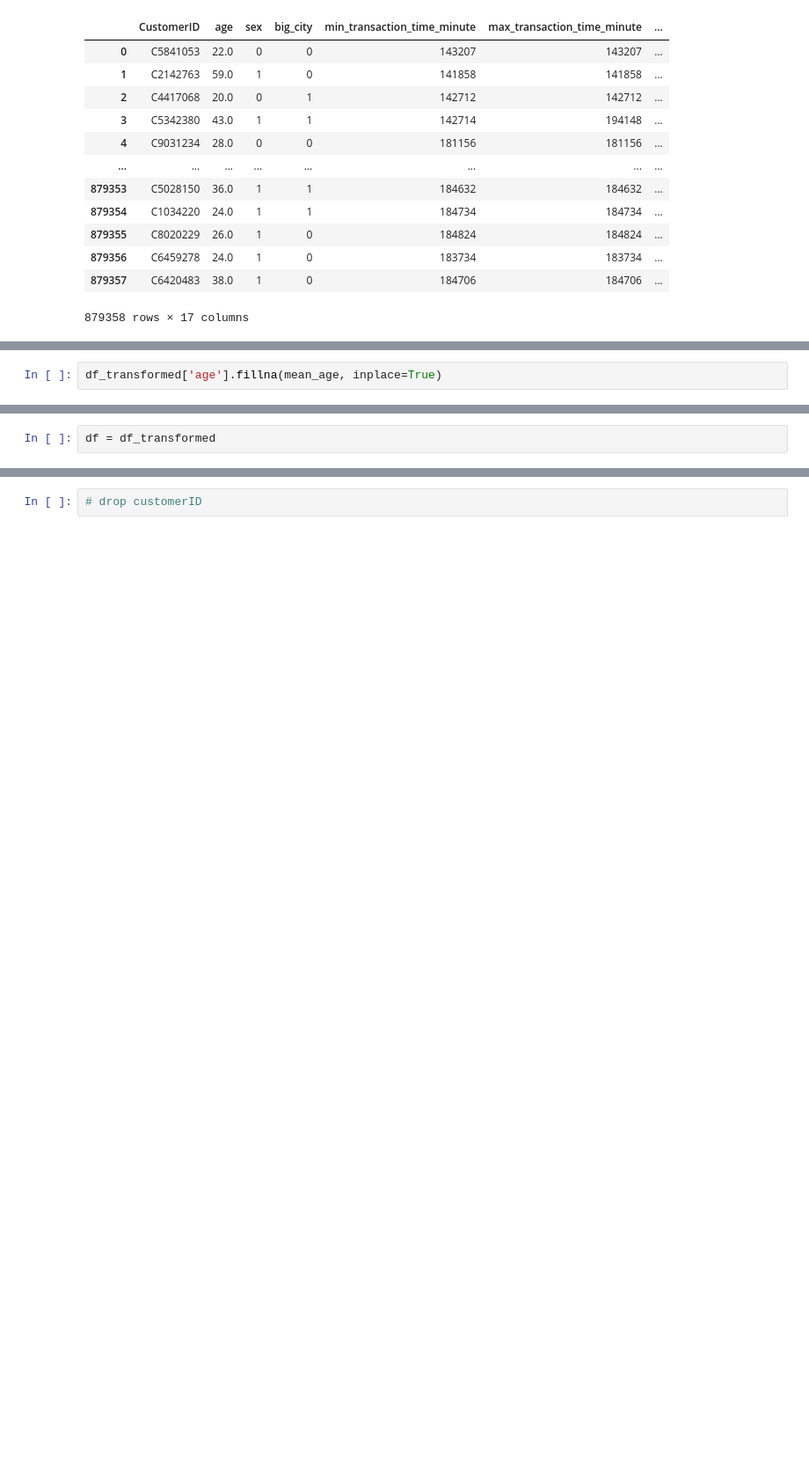
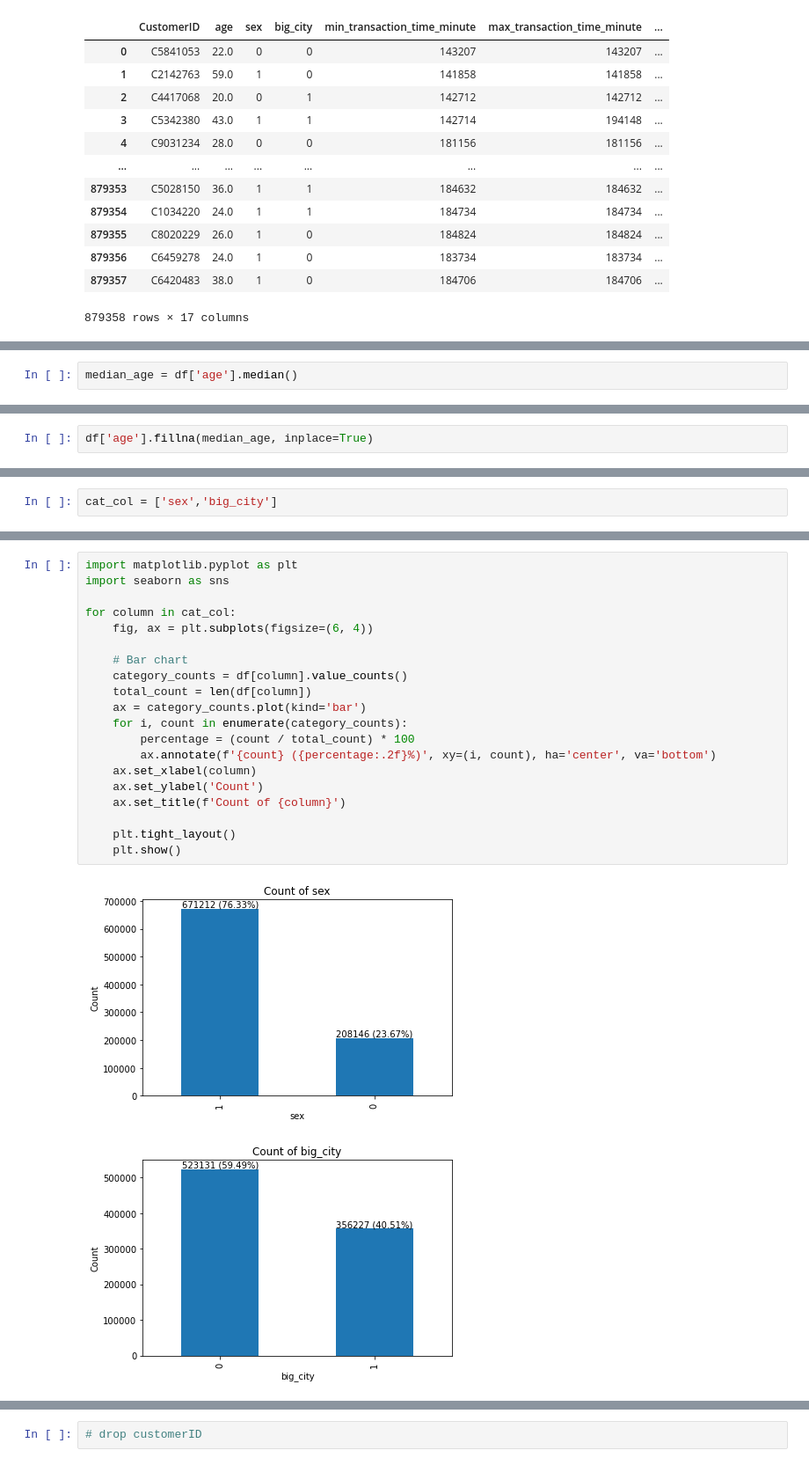
Before and after one commit to peerapat-t/Banking-customer-segmentation, a Jupyter notebook: banking customer segmentation model.ipynb, the cells around one changed output, grey strips where cells are left out. Shown at 88% size. Saved outputs shown, nothing was run; the diff lists cells and outputs as text; blank space fills up the shorter version.

```diff
--- a/banking customer segmentation model.ipynb
+++ b/banking customer segmentation model.ipynb
@@ -390,0 +395,2 @@ mean_age = df_transformed['age'].mean()
+# %%
+median_age = df['age'].median()
@@ -391,2 +401,2 @@ mean_age = df_transformed['age'].mean()
 # %%
-df_transformed['age'].fillna(mean_age, inplace=True)
+df['age'].fillna(median_age, inplace=True)
@@ -395,2 +402,0 @@ df_transformed['age'].fillna(mean_age, inplace=True)
-# %%
-df = df_transformed
@@ -435,0 +450,2 @@ Index(['CustomerID', 'age', 'sex', 'big_city', 'min_transaction_time_minute',
+# %%
+cat_col = ['sex','big_city']
@@ -435,0 +472,23 @@ Index(['CustomerID', 'age', 'sex', 'big_city', 'min_transaction_time_minute',
+# %%
+import matplotlib.pyplot as plt
+import seaborn as sns
+
+for column in cat_col:
+    fig, ax = plt.subplots(figsize=(6, 4))
+
+    # Bar chart
+    category_counts = df[column].value_counts()
+    total_count = len(df[column])
+    ax = category_counts.plot(kind='bar')
+    for i, count in enumerate(category_counts):
+        percentage = (count / total_count) * 100
+        ax.annotate(f'{count} ({percentage:.2f}%)', xy=(i, count), ha='center', va='bottom')
+    ax.set_xlabel(column)
+    ax.set_ylabel('Count')
+    ax.set_title(f'Count of {column}')
+
+    plt.tight_layout()
+    plt.show()
+# %% [output]
+[figure, added]
+[figure, added]
```
Also changed, not shown: parts of 69 cells of this notebook, 1 other file.
